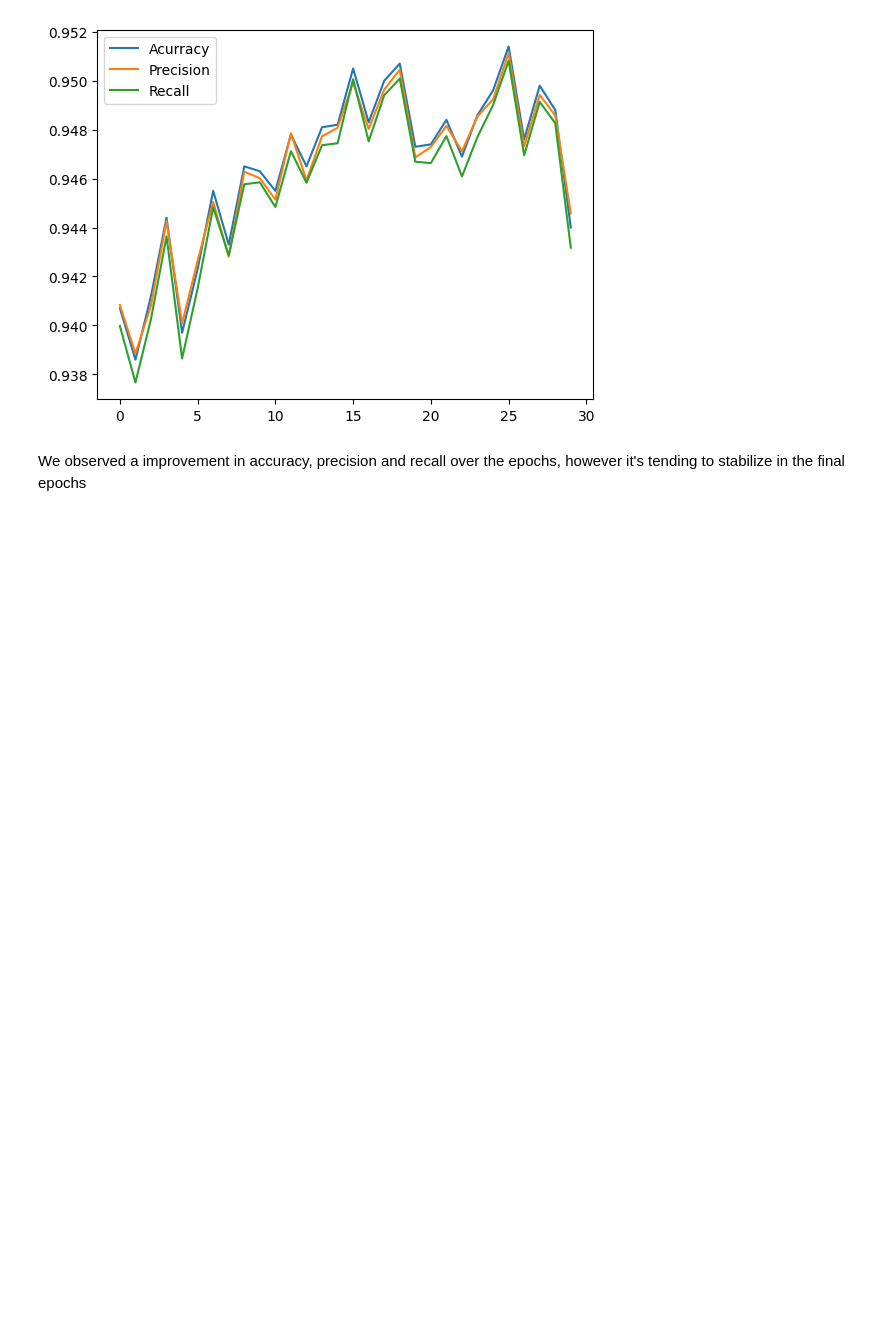
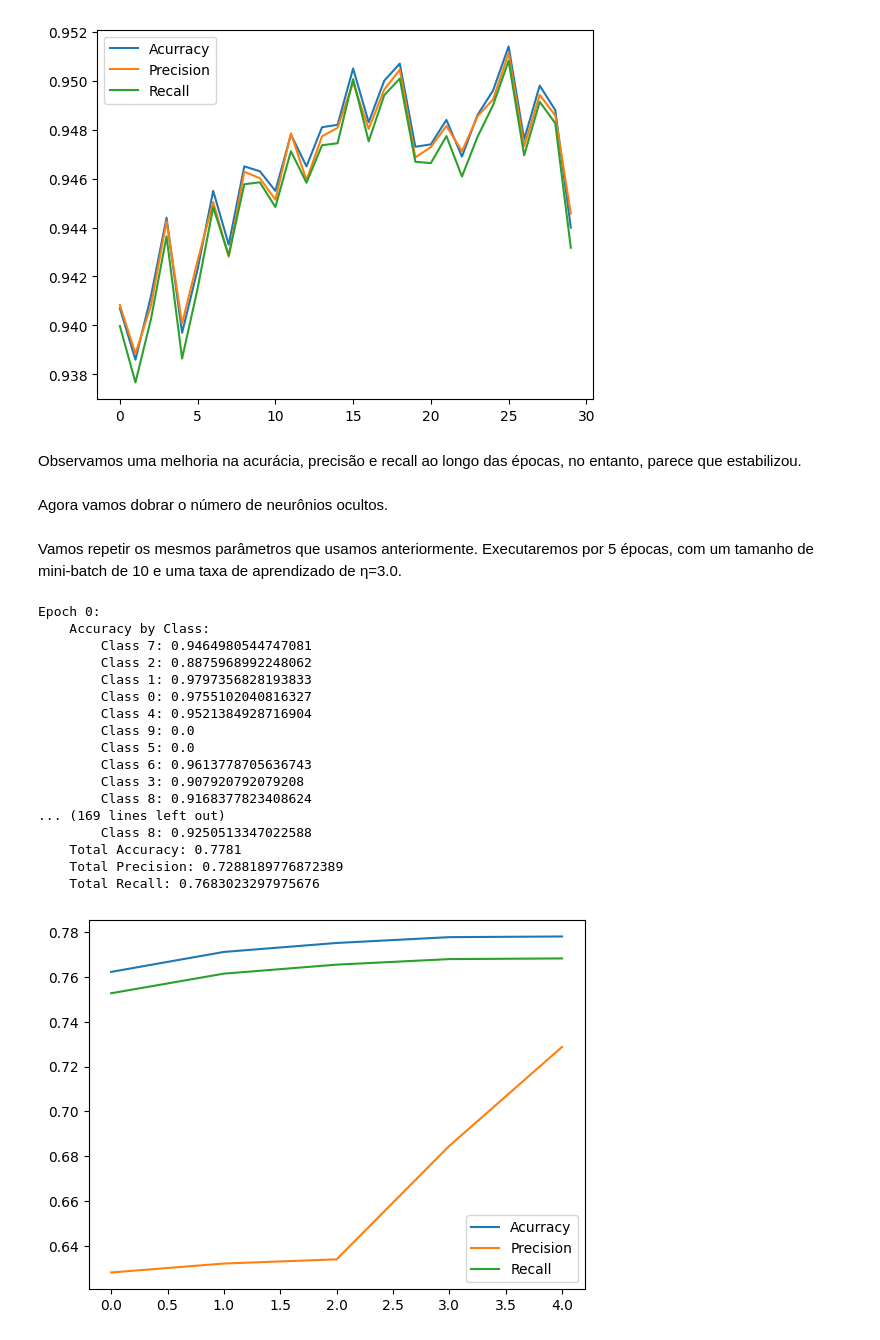
Before and after one commit to almirmcunhajr/neural-networks-and-deep-learning, a Jupyter notebook: mp1.ipynb, the cells around one changed output. Saved outputs shown, nothing was run; the diff lists cells and outputs as text; code cells hidden in the pictures; blank space fills up the shorter version.

```diff
--- a/mp1.ipynb
+++ b/mp1.ipynb
@@ -75,4 +75,40 @@ Epoch 0:
     Total Recall: 0.943174282773388
 [figure]
 # %% [markdown]
-We observed a improvement in accuracy, precision and recall over the epochs, however it's tending to stabilize in the final epochs
+Observamos uma melhoria na acurácia, precisão e recall ao longo das épocas, no entanto, parece que estabilizou.
+# %% [markdown]
+Agora vamos dobrar o número de neurônios ocultos.
+# %% [markdown]
+Vamos repetir os mesmos parâmetros que usamos anteriormente. Executaremos por 5 épocas, com um tamanho de mini-batch de 10 e uma taxa de aprendizado de η=3.0.
+# %%
+net = network.Network([784, 60, 10])
+
+epochs = 5
+mini_batch_size = 10
+eta = 3.0
+total_accurancy_series, total_precision_series, total_recal_series = net.SGD(training_data, epochs, mini_batch_size, eta, test_data=test_data)
+y = np.array(list(range(epochs)))
+plt.plot(y, total_accurancy_series, label="Acurracy")
+plt.plot(y, total_precision_series, label="Precision")
+plt.plot(y, total_recal_series, label="Recall")
+plt.legend()
+plt.show()
+# %% [output]
+Epoch 0:
+    Accuracy by Class:
+        Class 7: 0.9464980544747081
+        Class 2: 0.8875968992248062
+        Class 1: 0.9797356828193833
+        Class 0: 0.9755102040816327
+        Class 4: 0.9521384928716904
+        Class 9: 0.0
+        Class 5: 0.0
+        Class 6: 0.9613778705636743
+        Class 3: 0.907920792079208
+        Class 8: 0.9168377823408624
+... (169 lines left out)
+        Class 8: 0.9250513347022588
+    Total Accuracy: 0.7781
+    Total Precision: 0.7288189776872389
+    Total Recall: 0.7683023297975676
+[figure, added]
```
Also changed, not shown: parts of 13 cells of this notebook.
